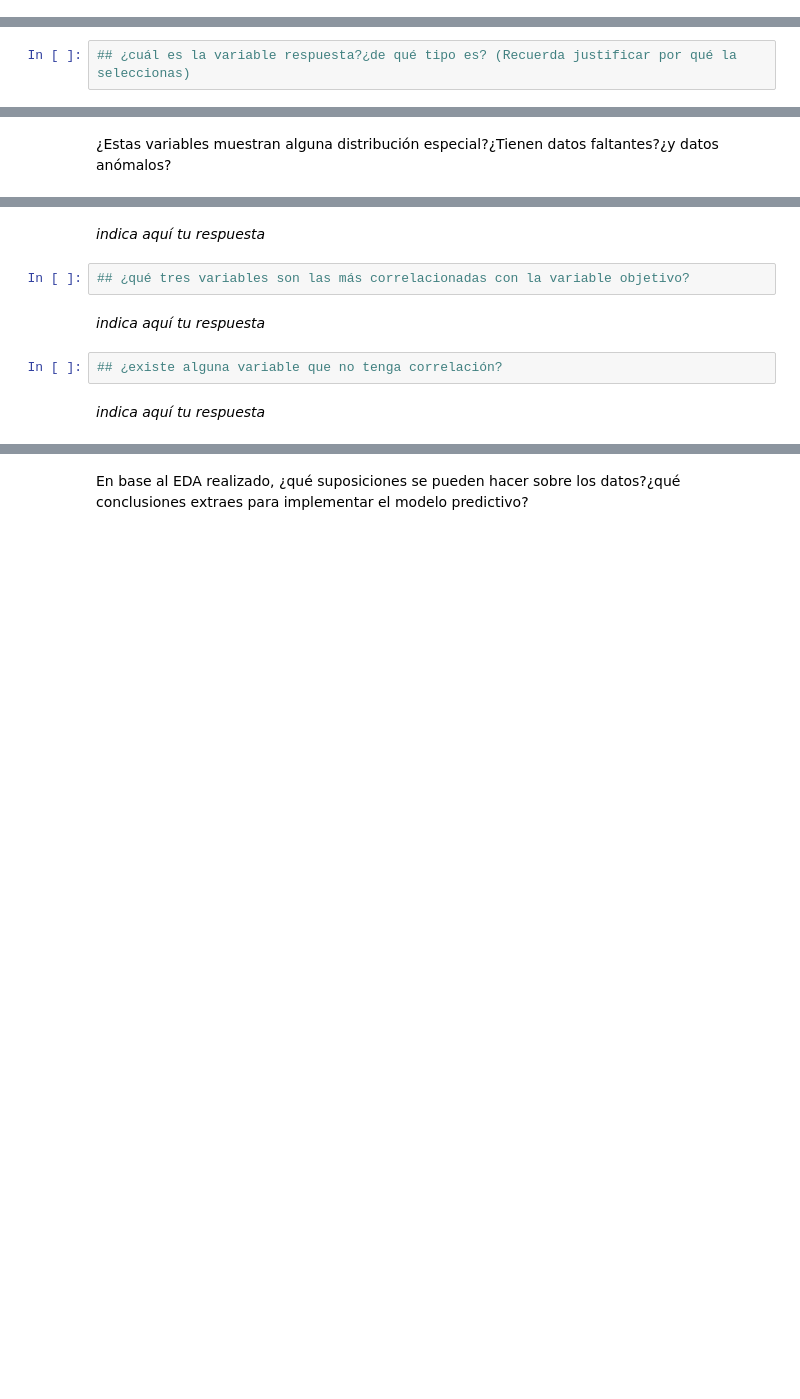
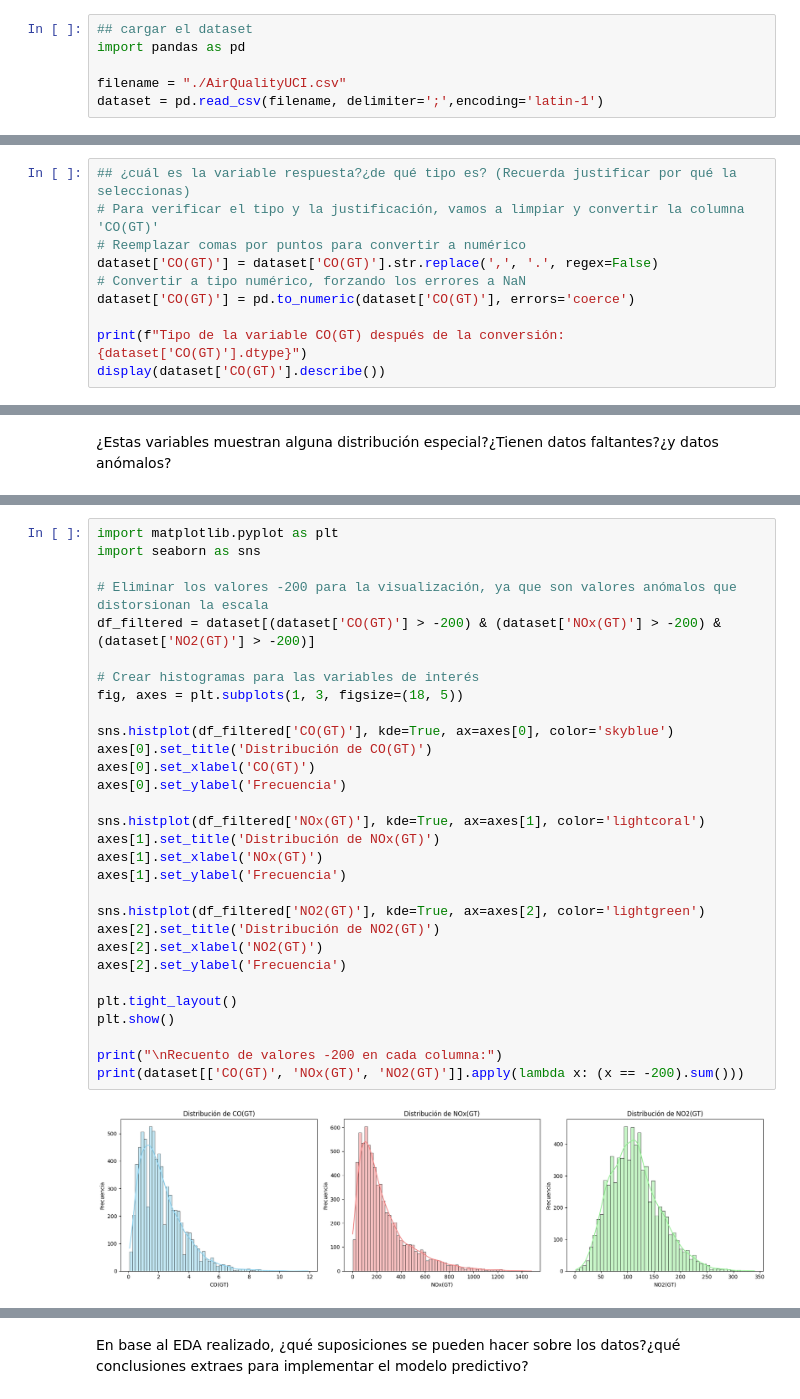
Before and after one commit to Zelechos/MasterAI, a Jupyter notebook: machinelearning/activities/activity_01/muinar05_act1/Laboratorio_Actividad_1.ipynb, the cells around one changed output, grey strips where cells are left out. Saved outputs shown, nothing was run; the diff lists cells and outputs as text; blank space fills up the shorter version.

```diff
--- a/machinelearning/activities/activity_01/muinar05_act1/Laboratorio_Actividad_1.ipynb
+++ b/machinelearning/activities/activity_01/muinar05_act1/Laboratorio_Actividad_1.ipynb
@@ -47,2 +45,8 @@ A continuación vas a encontrar una serie de preguntas que tendrás que responde
+# %%
+## cargar el dataset
+import pandas as pd
+
+filename = "./AirQualityUCI.csv"
+dataset = pd.read_csv(filename, delimiter=';',encoding='latin-1')
 # %%
 ## ¿cuántas instancias tiene el dataset?
@@ -63,2 +117,10 @@ _indica aquí tu respuesta_
 # %%
 ## ¿cuál es la variable respuesta?¿de qué tipo es? (Recuerda justificar por qué la seleccionas)
+# Para verificar el tipo y la justificación, vamos a limpiar y convertir la columna 'CO(GT)'
+# Reemplazar comas por puntos para convertir a numérico
+dataset['CO(GT)'] = dataset['CO(GT)'].str.replace(',', '.', regex=False)
+# Convertir a tipo numérico, forzando los errores a NaN
+dataset['CO(GT)'] = pd.to_numeric(dataset['CO(GT)'], errors='coerce')
+
+print(f"Tipo de la variable CO(GT) después de la conversión: {dataset['CO(GT)'].dtype}")
+display(dataset['CO(GT)'].describe())
@@ -77,10 +168,32 @@ _indica aquí tu respuesta_
-# %% [markdown]
-_indica aquí tu respuesta_
-# %%
-## ¿qué tres variables son las más correlacionadas con la variable objetivo?
-# %% [markdown]
-_indica aquí tu respuesta_
-# %%
-## ¿existe alguna variable que no tenga correlación?
-# %% [markdown]
-_indica aquí tu respuesta_
+# %%
+import matplotlib.pyplot as plt
+import seaborn as sns
+
+# Eliminar los valores -200 para la visualización, ya que son valores anómalos que distorsionan la escala
+df_filtered = dataset[(dataset['CO(GT)'] > -200) & (dataset['NOx(GT)'] > -200) & (dataset['NO2(GT)'] > -200)]
+
+# Crear histogramas para las variables de interés
+fig, axes = plt.subplots(1, 3, figsize=(18, 5))
+
+sns.histplot(df_filtered['CO(GT)'], kde=True, ax=axes[0], color='skyblue')
+axes[0].set_title('Distribución de CO(GT)')
+axes[0].set_xlabel('CO(GT)')
+axes[0].set_ylabel('Frecuencia')
+
+sns.histplot(df_filtered['NOx(GT)'], kde=True, ax=axes[1], color='lightcoral')
+axes[1].set_title('Distribución de NOx(GT)')
+axes[1].set_xlabel('NOx(GT)')
+axes[1].set_ylabel('Frecuencia')
+
+sns.histplot(df_filtered['NO2(GT)'], kde=True, ax=axes[2], color='lightgreen')
+axes[2].set_title('Distribución de NO2(GT)')
+axes[2].set_xlabel('NO2(GT)')
+axes[2].set_ylabel('Frecuencia')
+
+plt.tight_layout()
+plt.show()
+
+print("\nRecuento de valores -200 en cada columna:")
+print(dataset[['CO(GT)', 'NOx(GT)', 'NO2(GT)']].apply(lambda x: (x == -200).sum()))
+# %% [output]
+[figure, added]
```
Also changed, not shown: parts of 73 cells of this notebook, 6 other files.
